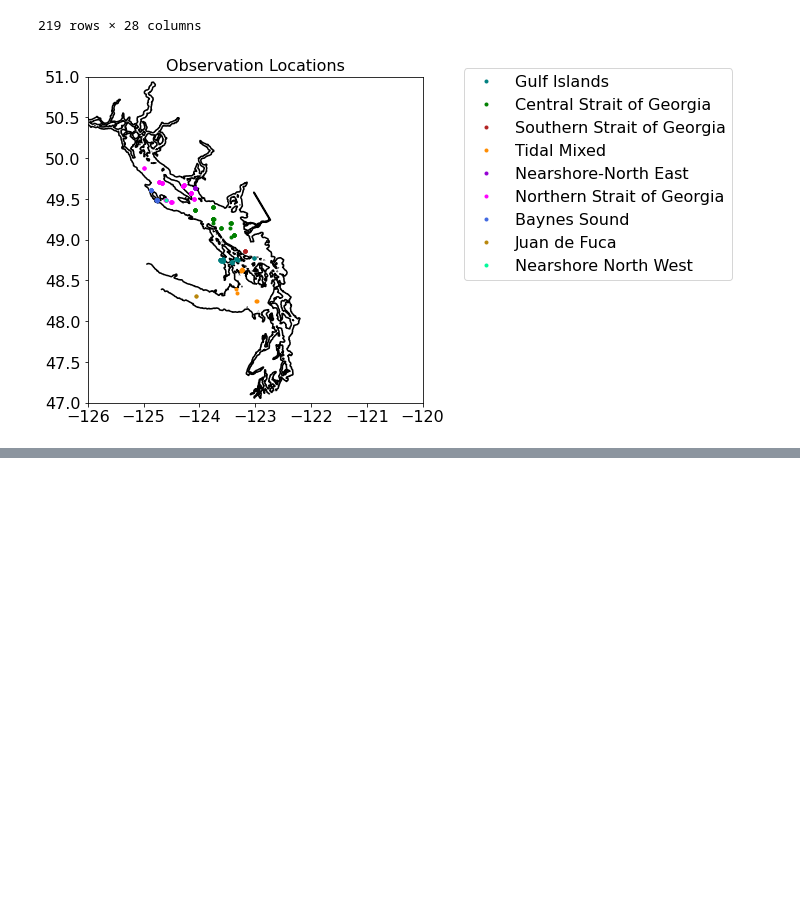
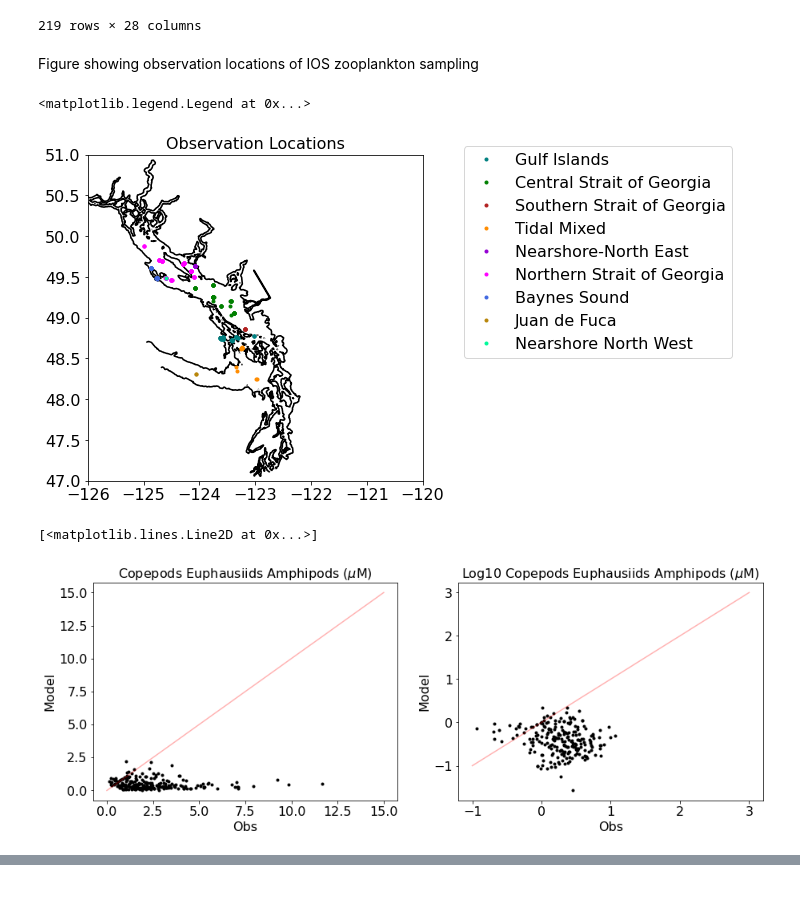
Before and after one commit to SalishSeaCast/analysis-karyn, a Jupyter notebook: notebooks/plotExamples/LoadZoop_ModelObsExplore.ipynb, the cells around one changed output, grey strips where cells are left out. Drawn from its saved outputs; the diff is of its cells as text; code cells hidden in the pictures; blank space fills up the shorter version.

```diff
--- a/notebooks/plotExamples/LoadZoop_ModelObsExplore.ipynb
+++ b/notebooks/plotExamples/LoadZoop_ModelObsExplore.ipynb
@@ -360,6 +398,8 @@ with nc.Dataset('/ocean/ksuchy/MOAD/NEMO-forcing/grid/bathymetry_201702.nc') as
     bathylon=np.copy(bathy.variables['nav_lon'][:,:])
     bathylat=np.copy(bathy.variables['nav_lat'][:,:])
     bathyZ=np.copy(bathy.variables['Bathymetry'][:,:])
+# %% [markdown]
+Figure showing observation locations of IOS zooplankton sampling
 # %%
 fig, ax = plt.subplots(1,1,figsize = (6,6))
 with nc.Dataset('/ocean/ksuchy/MOAD/NEMO-forcing/grid/bathymetry_201702.nc') as grid:
@@ -376,9 +416,8 @@ ax.legend(bbox_to_anchor=[1,.6,0,0])
 ax.set_xlim(-126, -120);
 ax.set_title('Observation Locations');
 ax.legend(bbox_to_anchor=(1.1, 1.05))
-
-iz=(data.Z_upper<15)
 # %% [output]
+<matplotlib.legend.Legend at 0x...>
 [figure]
 # %%
 def byRegion(ax,obsvar,modvar,lims):
@@ -411 +439,23 @@ def byDepth(ax,obsvar,modvar,lims):
+# %%
+# define log transform function with slight shift to accommodate zero values
+def logt(x):
+  return np.log10(x+.001)
+# %%
+fig,ax=plt.subplots(1,2,figsize=(15,5))
+fig.subplots_adjust(hspace=.5)
+ax=ax.flatten()
+ax[0].plot(data['Calanoida']+data['Euphausiacea']+data['Amphipoda'],data['mod_mesozooplankton'],'k.')
+ax[0].set_title('Copepods Euphausiids Amphipods ($\mu$M)')
+ax[0].set_xlabel('Obs')
+ax[0].set_ylabel('Model')
+ax[0].plot((0,15),(0,15),'r-',alpha=.3)
+
+ax[1].plot(logt(data['Calanoida']+data['Euphausiacea']+data['Amphipoda']),logt(data['mod_mesozooplankton']),'k.')
+ax[1].set_title('Log10 Copepods Euphausiids Amphipods ($\mu$M)')
+ax[1].set_xlabel('Obs')
+ax[1].set_ylabel('Model')
+ax[1].plot((-1,3),(-1,3),'r-',alpha=.3)
+# %% [output]
+[<matplotlib.lines.Line2D at 0x...>]
+[figure, added]
 # %%
```
Also changed, not shown: parts of 29 cells of this notebook.
